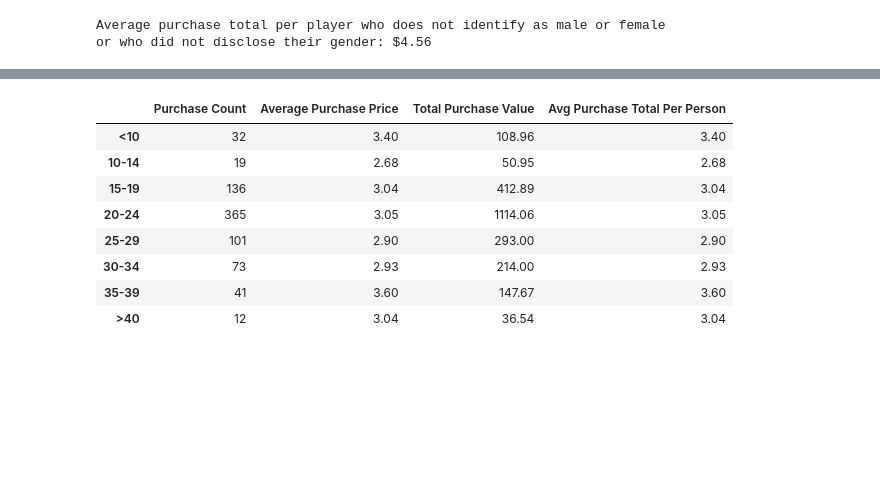
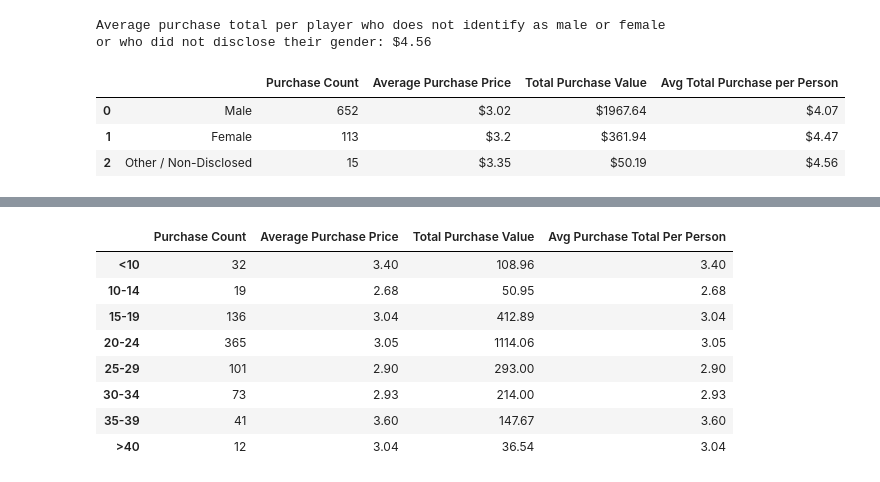
Before and after one commit to papadiscobravo/pandas-challenge, a Jupyter notebook: HerosOfPymoli/HeroesOfPymoli.ipynb, the cells around one changed output, grey strips where cells are left out. Saved outputs shown, nothing was run; the diff lists cells and outputs as text; code cells hidden in the pictures; blank space fills up the shorter version.

```diff
--- a/HerosOfPymoli/HeroesOfPymoli.ipynb
+++ b/HerosOfPymoli/HeroesOfPymoli.ipynb
@@ -255,6 +284,21 @@ print(f"Average purchase total per player who does not identify as male or femal
 # %% [output]
 Average purchase total per player who does not identify as male or female
 or who did not disclose their gender: $4.56
+# %%
+d = {
+    "" : ["Male", "Female", "Other / Non-Disclosed"],
+    "Purchase Count" : [salesCountMale, salesCountFemale, salesCountNonBin],
+    "Average Purchase Price" : [salesAvgMaleShow, salesAvgFemaleShow, salesAvgNonBinShow],
+    "Total Purchase Value" : [salesMaleShow, salesFemaleShow, salesNonBinShow],
+    "Avg Total Purchase per Person" : [salesAvgPerMaleShow, salesAvgPerFemaleShow, salesAvgPerNonBinShow],
+    }
+purchasingAnalysisReport_df = pd.DataFrame(data=d)
+purchasingAnalysisReport_df
+# %% [output]
+|  |  | Purchase Count | Average Purchase Price | Total Purchase Value | Avg Total Purchase per Person |
+| 0 | Male | 652 | $3.02 | $1967.64 | $4.07 |
+| 1 | Female | 113 | $3.2 | $361.94 | $4.47 |
+| 2 | Other / Non-Disclosed | 15 | $3.35 | $50.19 | $4.56 |
 # %%
 # 5. Age demographics in bins of 4 years: <10, 10-14, 15-19, und so weiter:
 #    a. purchase count
```
Also changed, not shown: parts of 28 cells of this notebook.
